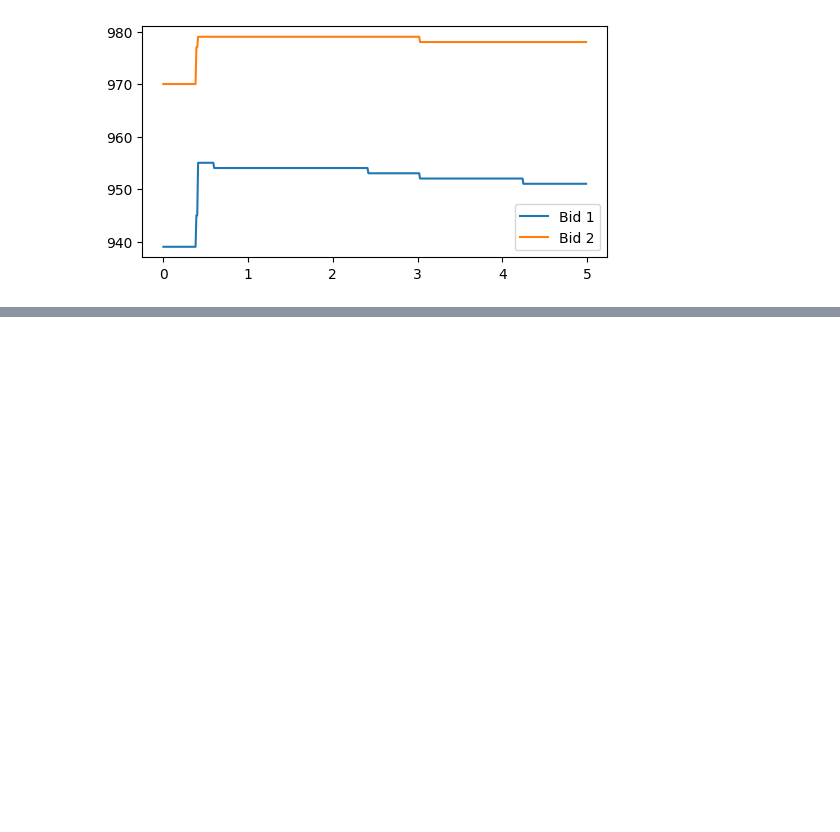
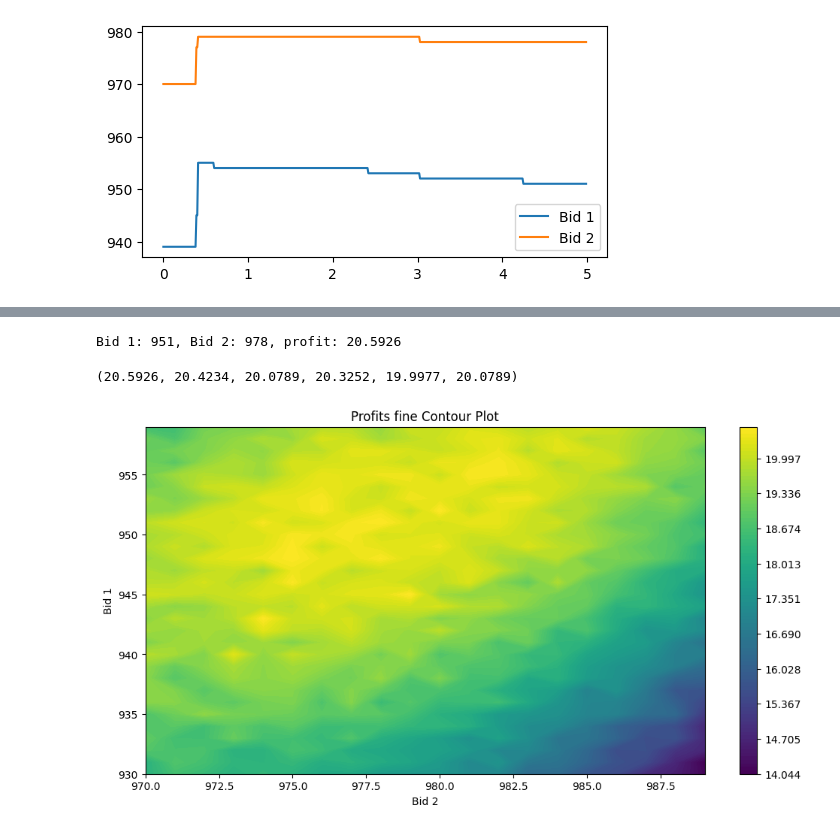
Before and after one commit to aemilani/imc-prosperity-2, a Jupyter notebook: round_1_manual.ipynb, the cells around one changed output, grey strips where cells are left out. Cells and saved outputs as stored; diff of their text form; code cells hidden in the pictures; blank space fills up the shorter version.

```diff
--- a/round_1_manual.ipynb
+++ b/round_1_manual.ipynb
@@ -63,12 +63,12 @@ Bid 1: 939, Bid 2: 970, profit: 21.642
 # with open('save/round_1/profits.pickle', 'wb') as f:
 #     pickle.dump(profits, f)
 # %%
-x_unique = np.unique(np.array([key[0] for key in profits.keys()]))
-y_unique = np.unique(np.array([key[1] for key in profits.keys()]))
-x, y = np.meshgrid(x_unique, y_unique)
+b1_unique = np.unique(np.array([key[0] for key in profits.keys()]))
+b2_unique = np.unique(np.array([key[1] for key in profits.keys()]))
+x, y = np.meshgrid(b2_unique, b1_unique)
 z = np.zeros(x.shape)
-for i, xi in enumerate(x_unique):
-    for j, yi in enumerate(y_unique):
+for i, xi in enumerate(b1_unique):
+    for j, yi in enumerate(b2_unique):
         z[i, j] = profits.get((xi, yi), 0)
 # %%
 plt.figure(figsize=(12, 6))
@@ -133,0 +140,28 @@ for bid1 in np.arange(930, 960):
+# %%
+max_profit = max(profits_fine.values())
+best_bids = [k for k, v in profits_fine.items() if v == max_profit]
+print(f'Bid 1: {best_bids[0][0]}, Bid 2: {best_bids[0][1]}, profit: {max_profit}')
+# %% [output]
+Bid 1: 951, Bid 2: 978, profit: 20.5926
+# %%
+profits_fine[(951, 978)],profits_fine[(952, 978)],profits_fine[(953, 978)],profits_fine[(951, 979)], profits_fine[(952, 979)],profits_fine[(953, 978)]
+# %% [output]
+(20.5926, 20.4234, 20.0789, 20.3252, 19.9977, 20.0789)
+# %%
+b1_unique = np.unique(np.array([key[0] for key in profits_fine.keys()]))
+b2_unique = np.unique(np.array([key[1] for key in profits_fine.keys()]))
+x, y = np.meshgrid(b2_unique, b1_unique)
+z = np.zeros(x.shape)
+for i, xi in enumerate(b1_unique):
+    for j, yi in enumerate(b2_unique):
+        z[i, j] = profits_fine.get((xi, yi), 0)
+# %%
+plt.figure(figsize=(12, 6))
+plt.contourf(x, y, z, levels=np.linspace(z.min(), z.max(), 100), cmap='viridis')
+plt.colorbar()
+plt.title('Profits fine Contour Plot')
+plt.xlabel('Bid 2')
+plt.ylabel('Bid 1')
+plt.show()
+# %% [output]
+[figure, added]
```
Also changed, not shown: parts of 14 cells of this notebook.
